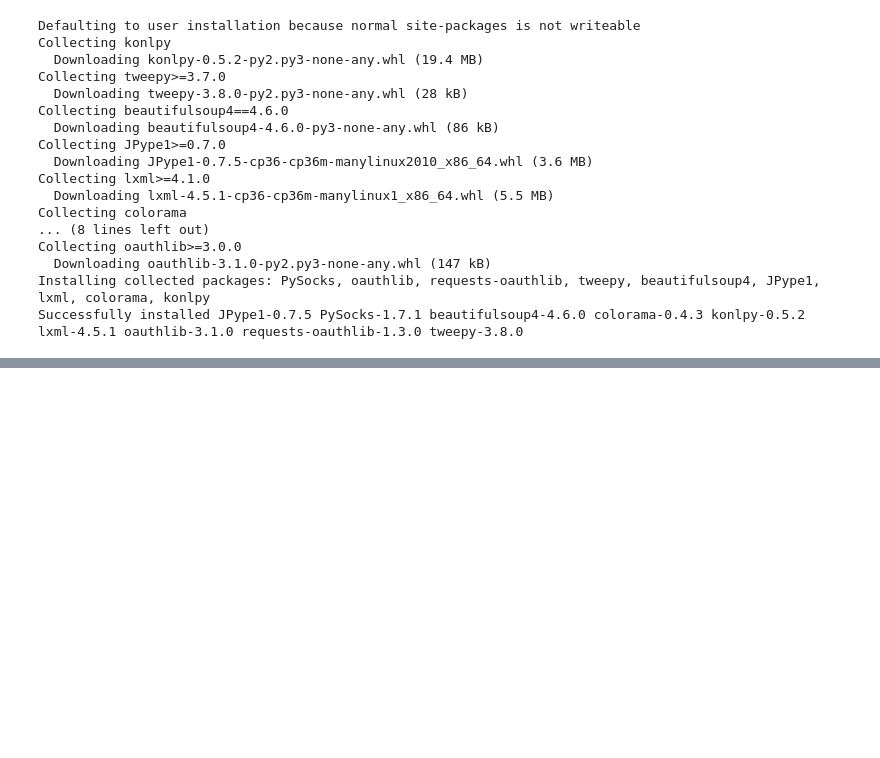
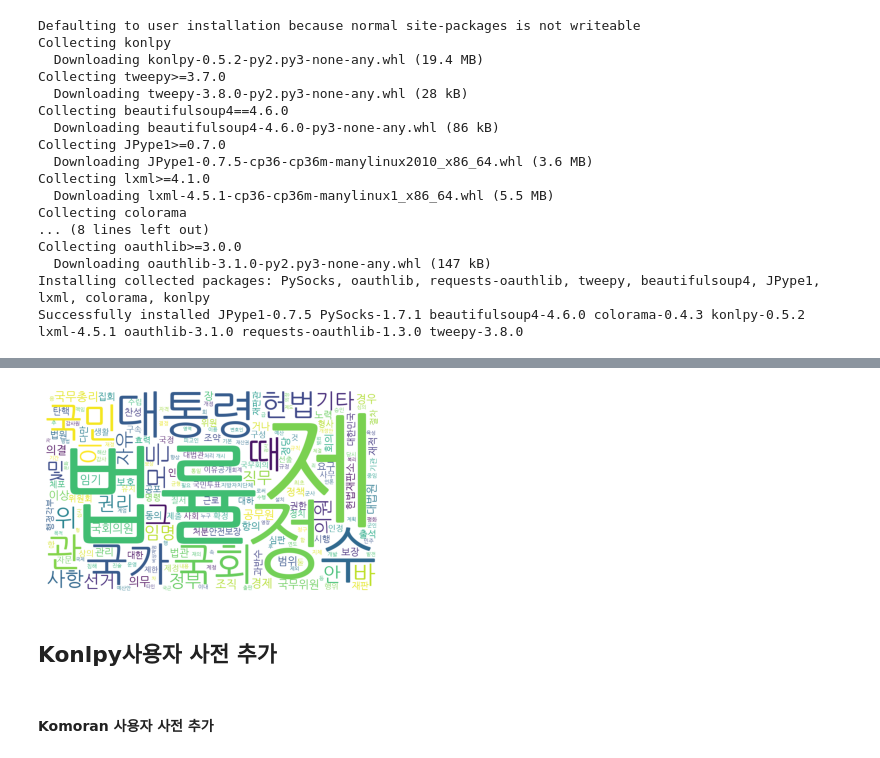
Before and after one commit to maerad7/AIPortfolio, a Jupyter notebook: Preprocessing/01. Text data 전처리.ipynb, the cells around one changed output, grey strips where cells are left out. Cells and saved outputs as stored; diff of their text form; code cells hidden in the pictures; blank space fills up the shorter version.

```diff
--- a/Preprocessing/01. Text data 전처리.ipynb
+++ b/Preprocessing/01. Text data 전처리.ipynb
@@ -439,0 +823,16 @@ Successfully installed JPype1-0.7.5 PySocks-1.7.1 beautifulsoup4-4.6.0 colorama-
+# %%
+from wordcloud import WordCloud
+import matplotlib.pyplot as plt
+
+font_path="/usr/share/fonts/truetype/NanumGothic.ttf"
+wc = WordCloud(width = 1000, height = 600, background_color="white", font_path=font_path)
+
+plt.imshow(wc.generate_from_frequencies(kolaw.vocab()))
+plt.axis('off')
+plt.show()
+# %% [output]
+[figure, added]
+# %% [markdown]
+## Konlpy사용자 사전 추가
+# %% [markdown]
+#### Komoran 사용자 사전 추가
```
Also changed, not shown: parts of 56 cells of this notebook, 1 other file.
